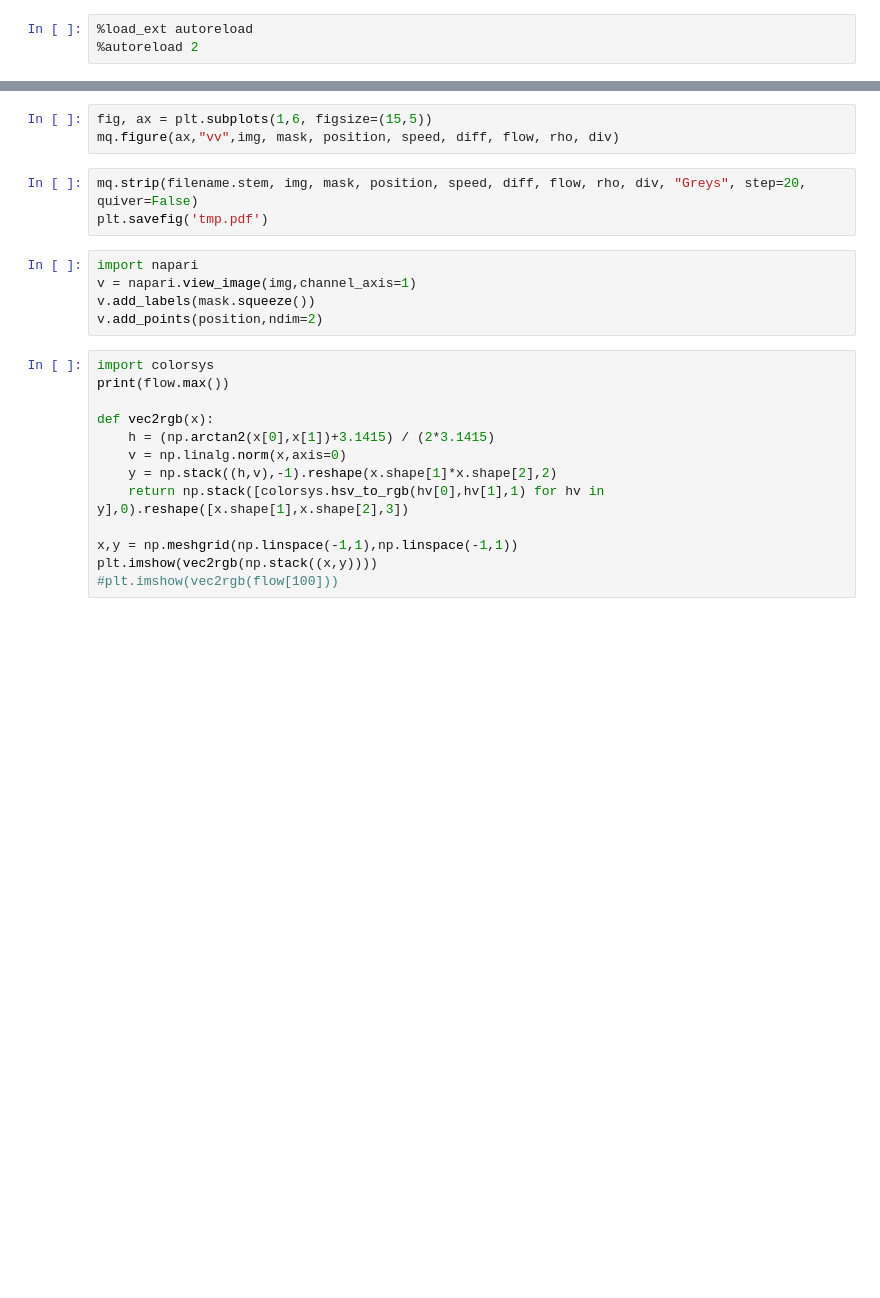
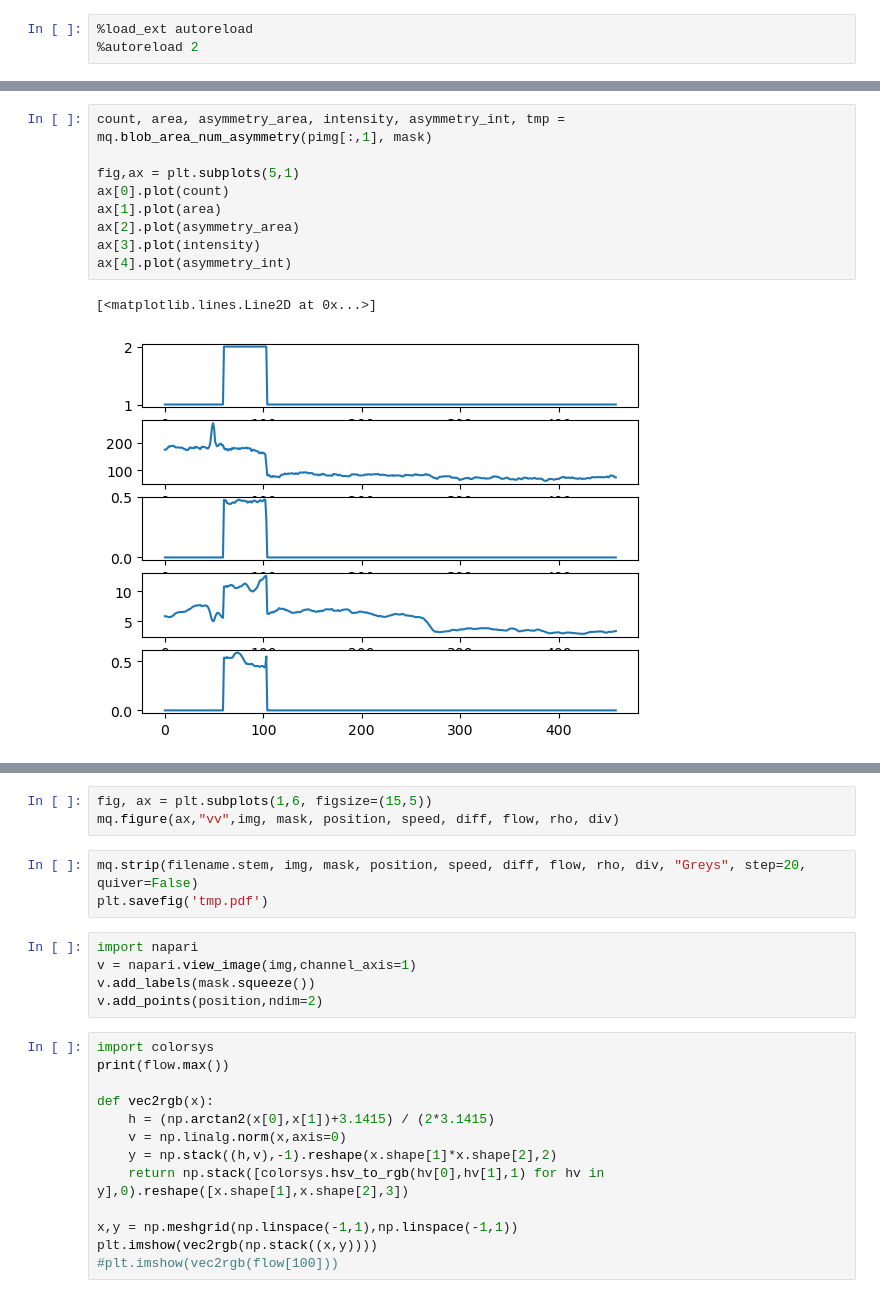
Before and after one commit to jboulanger/dna-movement-sufolobus, a Jupyter notebook: Test.ipynb, the cells around one changed output, grey strips where cells are left out. Saved outputs shown, nothing was run; the diff lists cells and outputs as text; blank space fills up the shorter version.

Commit message:
add blob analysis

```diff
--- a/Test.ipynb
+++ b/Test.ipynb
@@ -31,0 +37,12 @@ print(diff.shape, flow.shape, rho.shape, div.shape)
+# %%
+count, area, asymmetry_area, intensity, asymmetry_int, tmp = mq.blob_area_num_asymmetry(pimg[:,1], mask)
+
+fig,ax = plt.subplots(5,1)
+ax[0].plot(count)
+ax[1].plot(area)
+ax[2].plot(asymmetry_area)
+ax[3].plot(intensity)
+ax[4].plot(asymmetry_int)
+# %% [output]
+[<matplotlib.lines.Line2D at 0x...>]
+[figure, added]
```
Also changed, not shown: parts of 5 cells of this notebook, 7 other files.
